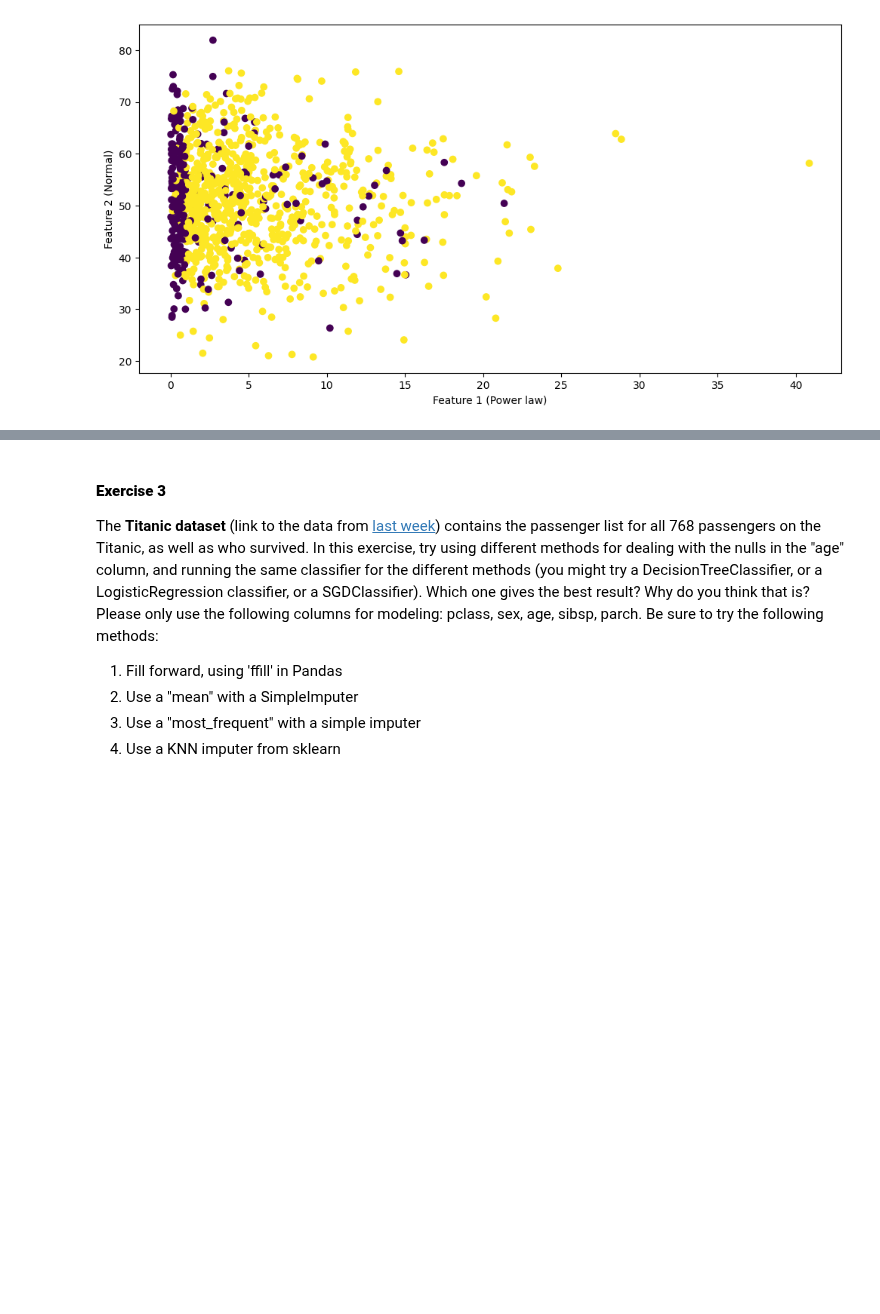
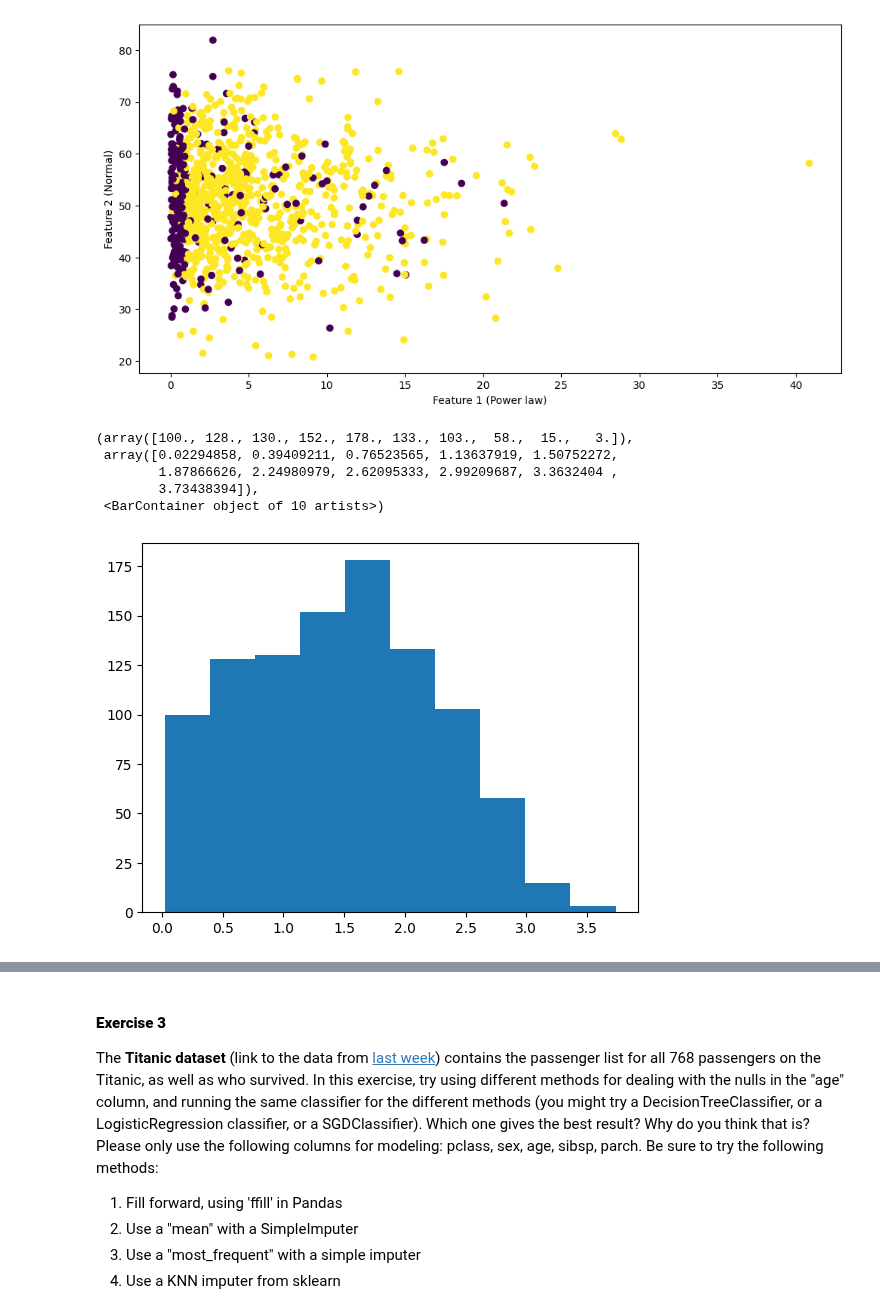
Before and after one commit to SU-IST407-SP25/student-lecture-materials-Qxuto-1, a Jupyter notebook: 10-week10/exercise/lab-exercises.ipynb, the cells around one changed output, grey strips where cells are left out. Cells and saved outputs as stored; diff of their text form; code cells hidden in the pictures; blank space fills up the shorter version.

```diff
--- a/10-week10/exercise/lab-exercises.ipynb
+++ b/10-week10/exercise/lab-exercises.ipynb
@@ -142,3 +144,12 @@ plt.show()
 # %% [output]
 Logistic Regression without Scaling - Test Accuracy: 0.72
 [figure]
+# %%
+plt.hist(np.log1p(X[:,0]))
+# %% [output]
+(array([100., 128., 130., 152., 178., 133., 103.,  58.,  15.,   3.]),
+ array([0.02294858, 0.39409211, 0.76523565, 1.13637919, 1.50752272,
+        1.87866626, 2.24980979, 2.62095333, 2.99209687, 3.3632404 ,
+        3.73438394]),
+ <BarContainer object of 10 artists>)
+[figure, added]
```
Also changed, not shown: parts of 3 cells of this notebook.
